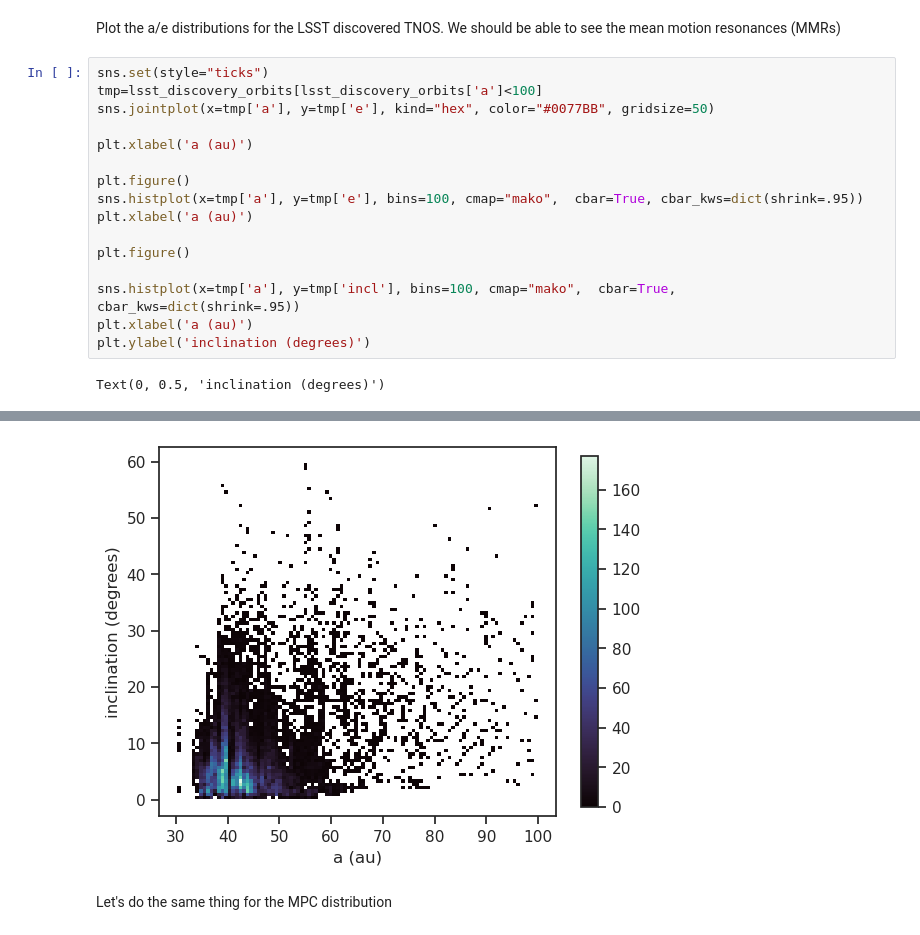
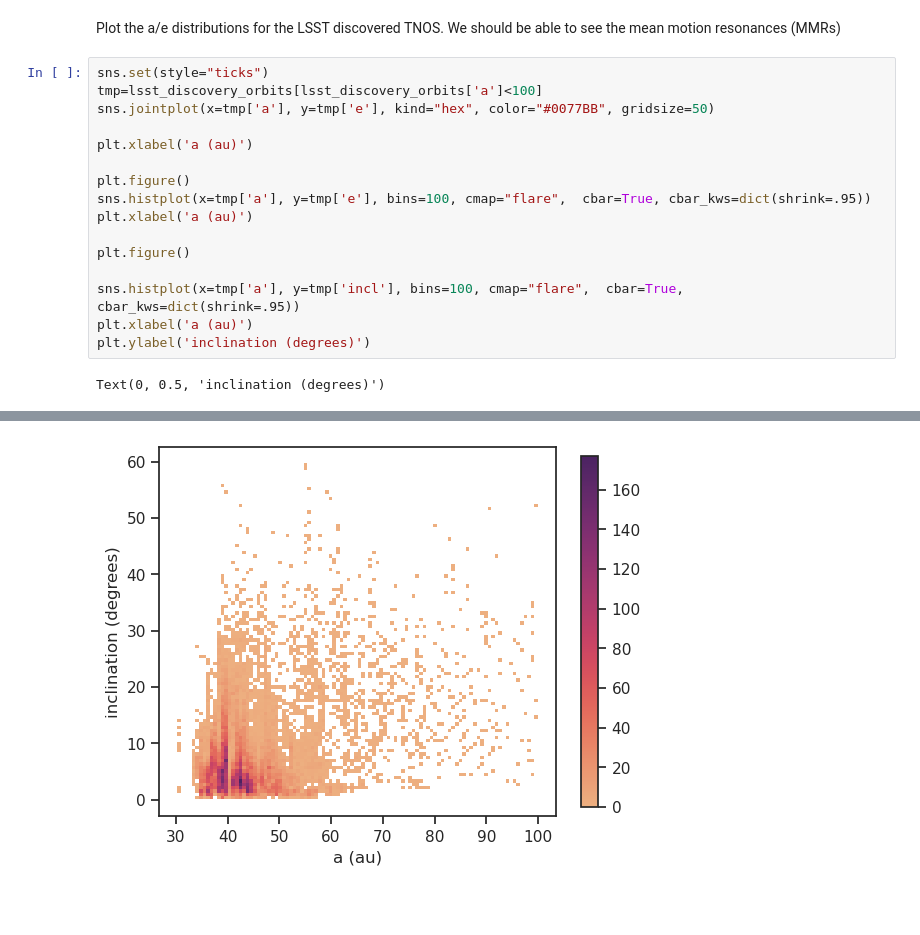
Before and after one commit to mschwamb/DP0.3_example_notebooks, a Jupyter notebook: plot_tnos.ipynb, the cells around one changed output, grey strips where cells are left out. Drawn from its saved outputs; the diff is of its cells as text; blank space fills up the shorter version.

```diff
--- a/plot_tnos.ipynb
+++ b/plot_tnos.ipynb
@@ -73,12 +73,12 @@ sns.jointplot(x=tmp['a'], y=tmp['e'], kind="hex", color="#0077BB", gridsize=50)
 plt.xlabel('a (au)')
 
 plt.figure()
-sns.histplot(x=tmp['a'], y=tmp['e'], bins=100, cmap="mako",  cbar=True, cbar_kws=dict(shrink=.95))
+sns.histplot(x=tmp['a'], y=tmp['e'], bins=100, cmap="flare",  cbar=True, cbar_kws=dict(shrink=.95))
 plt.xlabel('a (au)')
 
 plt.figure()
 
-sns.histplot(x=tmp['a'], y=tmp['incl'], bins=100, cmap="mako",  cbar=True, cbar_kws=dict(shrink=.95))
+sns.histplot(x=tmp['a'], y=tmp['incl'], bins=100, cmap="flare",  cbar=True, cbar_kws=dict(shrink=.95))
 plt.xlabel('a (au)')
 plt.ylabel('inclination (degrees)')
 # %% [output]
@@ -88,3 +88 @@ Text(0, 0.5, 'inclination (degrees)')
-[figure, old version]
+[figure, new version]
-# %% [markdown]
-Let's do the same thing for the MPC distribution
```
Also changed, not shown: parts of 9 cells of this notebook, 1 other file.
